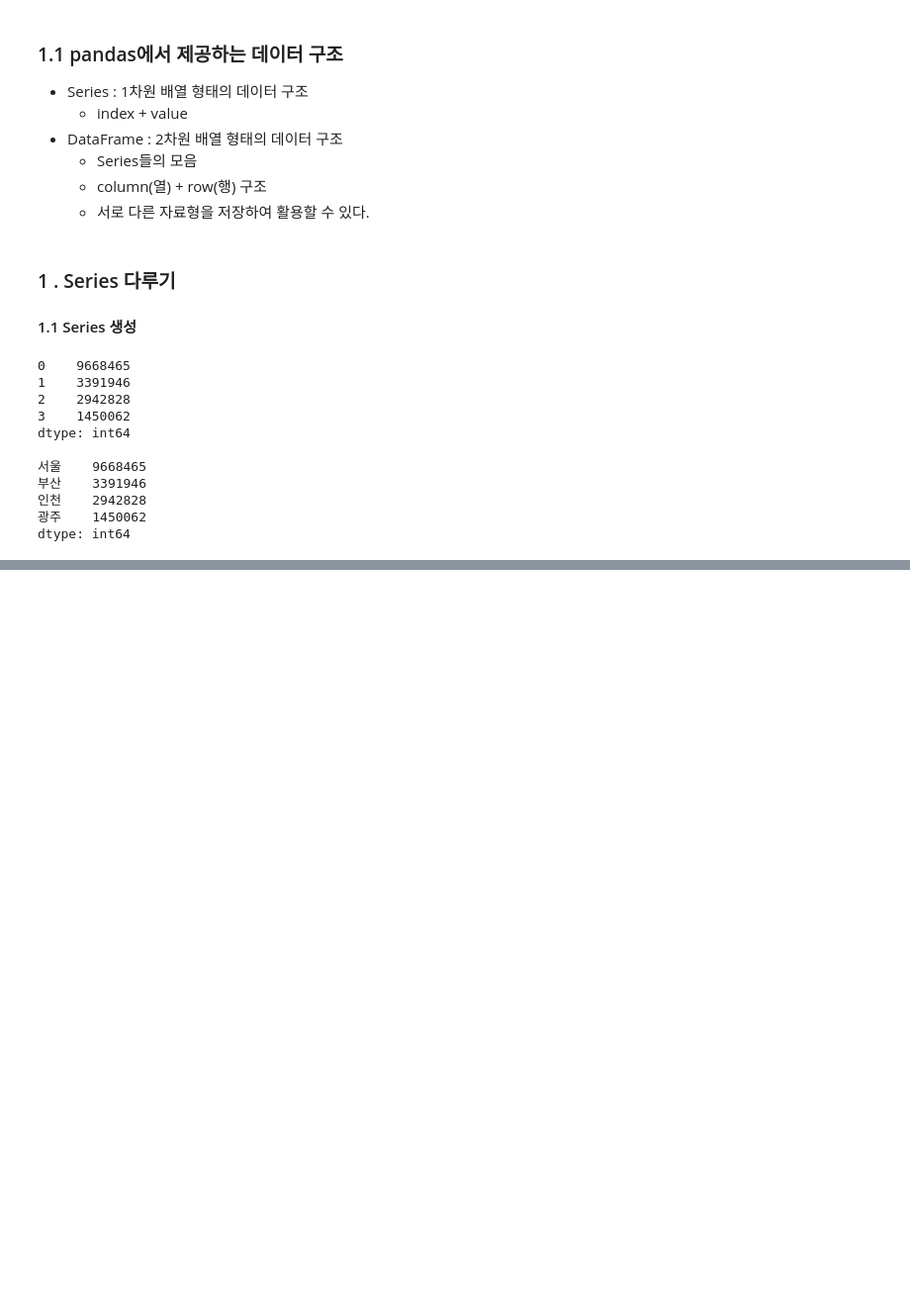
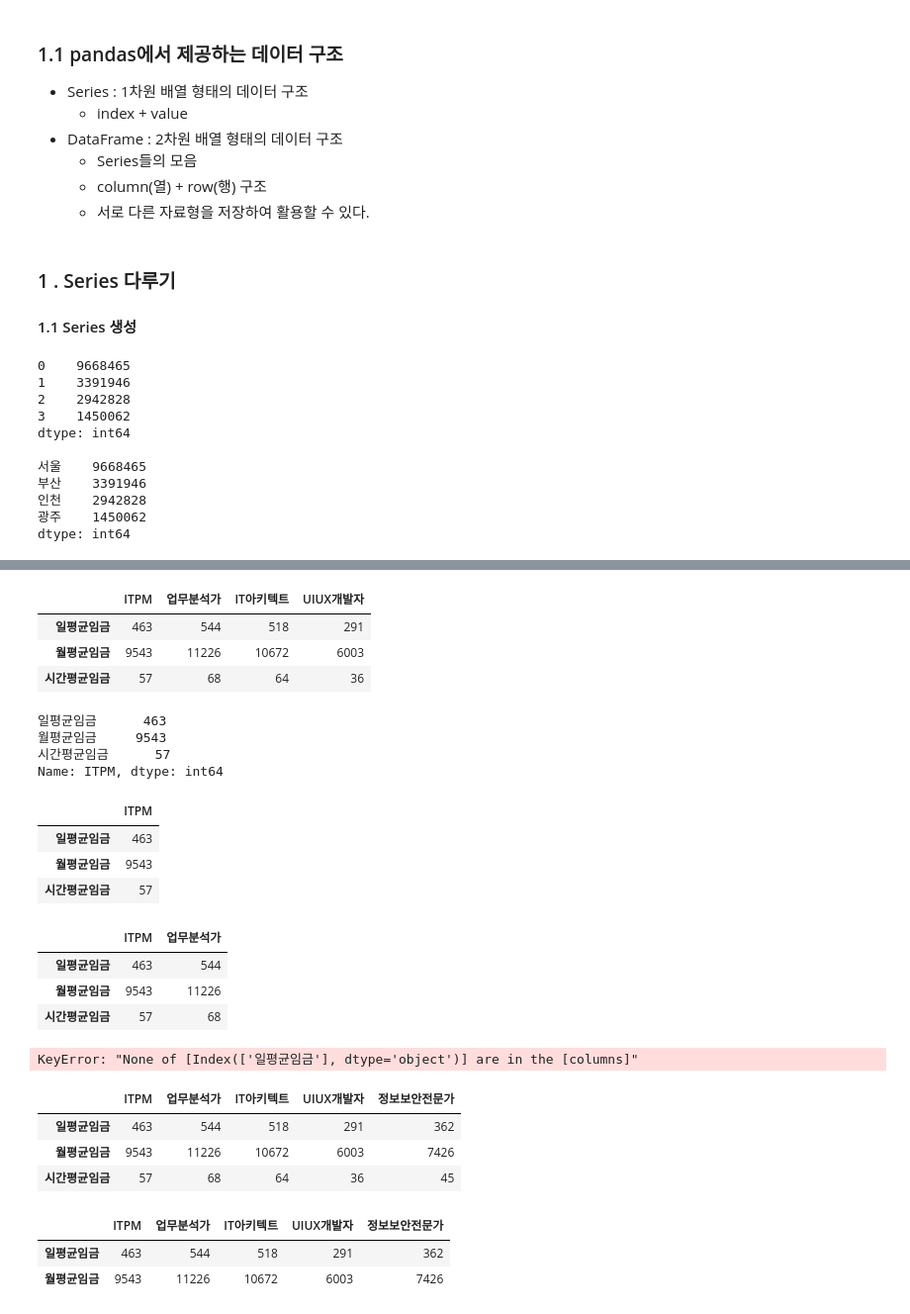
Before and after one commit to parvenuHJ/Python, a Jupyter notebook: Practice/Python Library/2. Pandas Library.ipynb, the cells around one changed output, grey strips where cells are left out. Shown at 99% size. Saved outputs shown, nothing was run; the diff lists cells and outputs as text; code cells hidden in the pictures; blank space fills up the shorter version.

```diff
--- a/Practice/Python Library/2. Pandas Library.ipynb
+++ b/Practice/Python Library/2. Pandas Library.ipynb
@@ -46,0 +370,11 @@ dtype: int64
+# %%
+#두번째 방법 : row 단위로 list 활용
+data2 = [[463,9543,57],
+         [544,11226,68],
+         [518,10672,64],
+         [291,6003,36]]
+
+col_name = ['일평균임금','월평균임금','시간평균임금']
+row_name = ['ITPM','업무분석가','IT아키텍트','UIUX개발자']
+df = pd.DataFrame(data2, index=row_name, columns=col_name)
+df
@@ -46,0 +387,6 @@ dtype: int64
+# %%
+# index와 columns 전치 ( 위치 바꾸기)
+# 위치 바꾸다 -> Transpose 의 약자 -> T
+df.T
+df = df.T
+df
@@ -46,0 +420,54 @@ dtype: int64
+# %%
+df
+# %% [output]
+|  | ITPM | 업무분석가 | IT아키텍트 | UIUX개발자 |
+| 일평균임금 | 463 | 544 | 518 | 291 |
+| 월평균임금 | 9543 | 11226 | 10672 | 6003 |
+| 시간평균임금 | 57 | 68 | 64 | 36 |
+# %%
+# Series → 1차원 → []
+df['ITPM']
+# %% [output]
+일평균임금      463
+월평균임금     9543
+시간평균임금      57
+Name: ITPM, dtype: int64
+# %%
+# DataFrame → 2차원 → [[]]
+df[ ['ITPM']]
+# %% [output]
+|  | ITPM |
+| 일평균임금 | 463 |
+| 월평균임금 | 9543 |
+| 시간평균임금 | 57 |
+# %%
+df[ ['ITPM' ,'업무분석가']]
+# %% [output]
+|  | ITPM | 업무분석가 |
+| 일평균임금 | 463 | 544 |
+| 월평균임금 | 9543 | 11226 |
+| 시간평균임금 | 57 | 68 |
+# %%
+# DataFrame 는 기본적으로 '열' 접근
+df[ ['일평균임금']] # 행 -> 오류
+# %% [output]
+KeyError: "None of [Index(['일평균임금'], dtype='object')] are in the [columns]"
+# %%
+# DataFrame 추가
+df['정보보안전문가'] = [362,7426,45]
+df
+# %% [output]
+|  | ITPM | 업무분석가 | IT아키텍트 | UIUX개발자 | 정보보안전문가 |
+| 일평균임금 | 463 | 544 | 518 | 291 | 362 |
+| 월평균임금 | 9543 | 11226 | 10672 | 6003 | 7426 |
+| 시간평균임금 | 57 | 68 | 64 | 36 | 45 |
+# %%
+# 행 슬라이싱
+df[0:2] # 갑자기 행으로 인덱싱이 됨 → 헷갈림
+# DataFrame은 컬럼은 인덱싱으로 접근하고,
+#                   row는 슬라이싱으로 접근이 가능하나?
+# 그건 아니다! -> 인덱서 활용
+# %% [output]
+|  | ITPM | 업무분석가 | IT아키텍트 | UIUX개발자 | 정보보안전문가 |
+| 일평균임금 | 463 | 544 | 518 | 291 | 362 |
+| 월평균임금 | 9543 | 11226 | 10672 | 6003 | 7426 |
```
Also changed, not shown: parts of 48 cells of this notebook, 2 other files.
